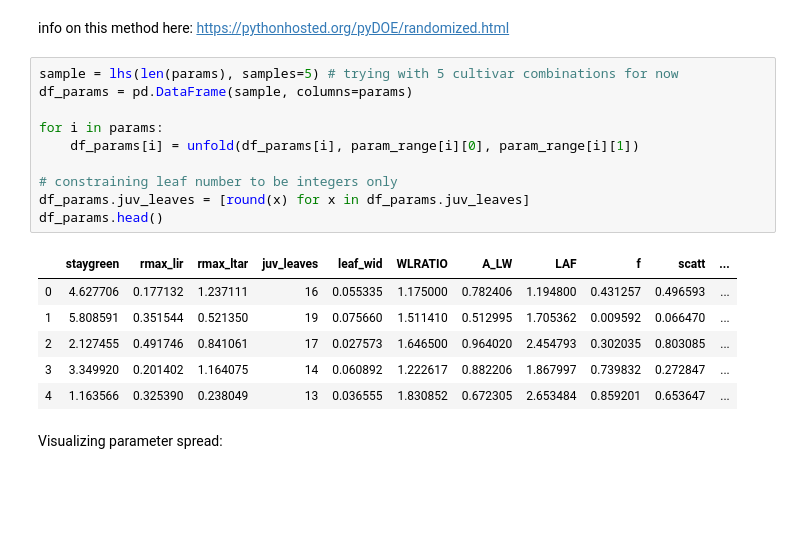
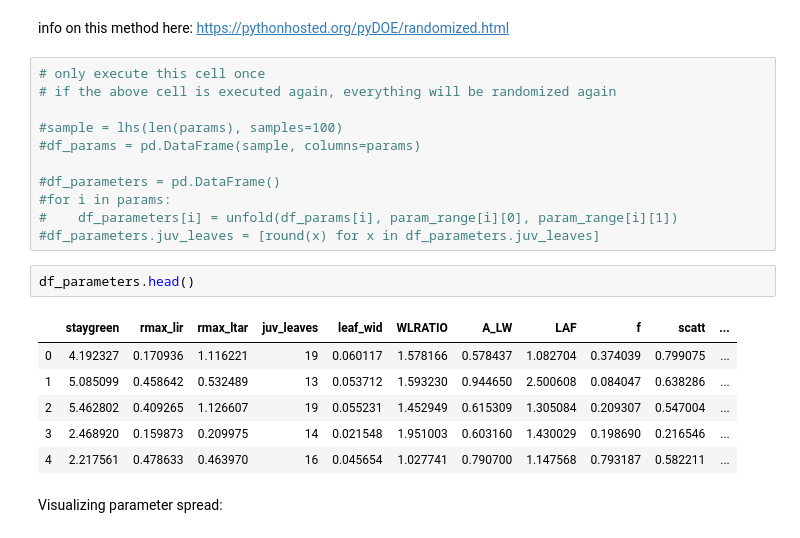
Before and after one commit to jennhsiao/upscale, a Jupyter notebook: notebooks/opt_param.ipynb, the cells around one changed output. Cells and saved outputs as stored; diff of their text form; blank space fills up the shorter version.

```diff
--- a/notebooks/opt_param.ipynb
+++ b/notebooks/opt_param.ipynb
@@ -75,21 +75,24 @@ param_range = {'staygreen':[1,6],
 # %% [markdown]
 info on this method here: https://pythonhosted.org/pyDOE/randomized.html
 # %%
-sample = lhs(len(params), samples=5) # trying with 5 cultivar combinations for now
-df_params = pd.DataFrame(sample, columns=params)
+# only execute this cell once
+# if the above cell is executed again, everything will be randomized again
 
-for i in params:
-    df_params[i] = unfold(df_params[i], param_range[i][0], param_range[i][1])
+#sample = lhs(len(params), samples=100)
+#df_params = pd.DataFrame(sample, columns=params)
 
-# constraining leaf number to be integers only
-df_params.juv_leaves = [round(x) for x in df_params.juv_leaves]
-df_params.head()
+#df_parameters = pd.DataFrame()
+#for i in params:
+#    df_parameters[i] = unfold(df_params[i], param_range[i][0], param_range[i][1])
+#df_parameters.juv_leaves = [round(x) for x in df_parameters.juv_leaves]
-# %% [output]
-|  | staygreen | rmax_lir | rmax_ltar | juv_leaves | leaf_wid | WLRATIO | A_LW | LAF | f | scatt | ... |
-| 0 | 4.627706 | 0.177132 | 1.237111 | 16 | 0.055335 | 1.175000 | 0.782406 | 1.194800 | 0.431257 | 0.496593 | ... |
-| 1 | 5.808591 | 0.351544 | 0.521350 | 19 | 0.075660 | 1.511410 | 0.512995 | 1.705362 | 0.009592 | 0.066470 | ... |
-| 2 | 2.127455 | 0.491746 | 0.841061 | 17 | 0.027573 | 1.646500 | 0.964020 | 2.454793 | 0.302035 | 0.803085 | ... |
-| 3 | 3.349920 | 0.201402 | 1.164075 | 14 | 0.060892 | 1.222617 | 0.882206 | 1.867997 | 0.739832 | 0.272847 | ... |
-| 4 | 1.163566 | 0.325390 | 0.238049 | 13 | 0.036555 | 1.830852 | 0.672305 | 2.653484 | 0.859201 | 0.653647 | ... |
+# %%
+df_parameters.head()
+# %% [output]
+|  | staygreen | rmax_lir | rmax_ltar | juv_leaves | leaf_wid | WLRATIO | A_LW | LAF | f | scatt | ... |
+| 0 | 4.192327 | 0.170936 | 1.116221 | 19 | 0.060117 | 1.578166 | 0.578437 | 1.082704 | 0.374039 | 0.799075 | ... |
+| 1 | 5.085099 | 0.458642 | 0.532489 | 13 | 0.053712 | 1.593230 | 0.944650 | 2.500608 | 0.084047 | 0.638286 | ... |
+| 2 | 5.462802 | 0.409265 | 1.126607 | 19 | 0.055231 | 1.452949 | 0.615309 | 1.305084 | 0.209307 | 0.547004 | ... |
+| 3 | 2.468920 | 0.159873 | 0.209975 | 14 | 0.021548 | 1.951003 | 0.603160 | 1.430029 | 0.198690 | 0.216546 | ... |
+| 4 | 2.217561 | 0.478633 | 0.463970 | 16 | 0.045654 | 1.027741 | 0.790700 | 1.147568 | 0.793187 | 0.582211 | ... |
 # %% [markdown]
 Visualizing parameter spread:
```
Also changed, not shown: parts of 4 cells of this notebook, 3 other files.
